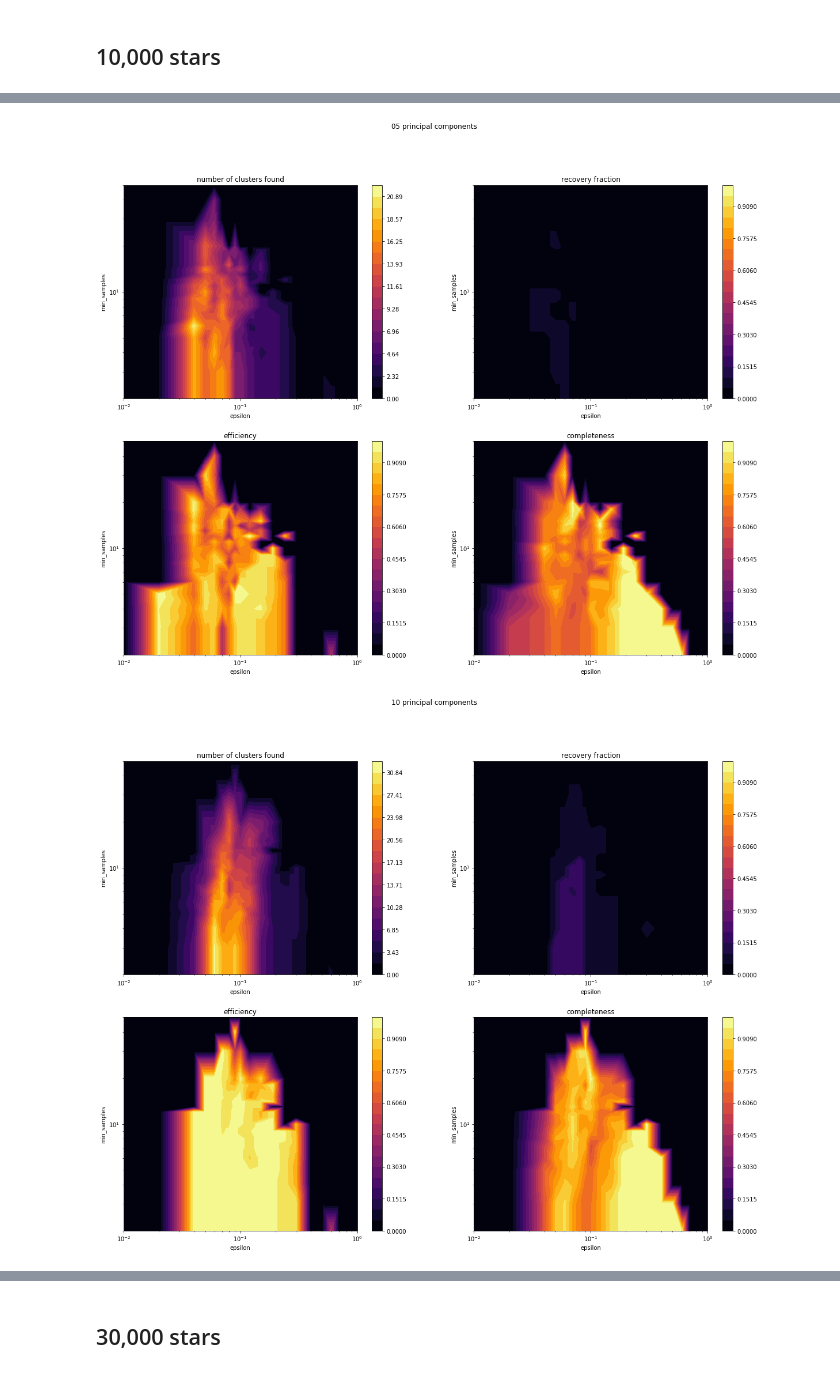
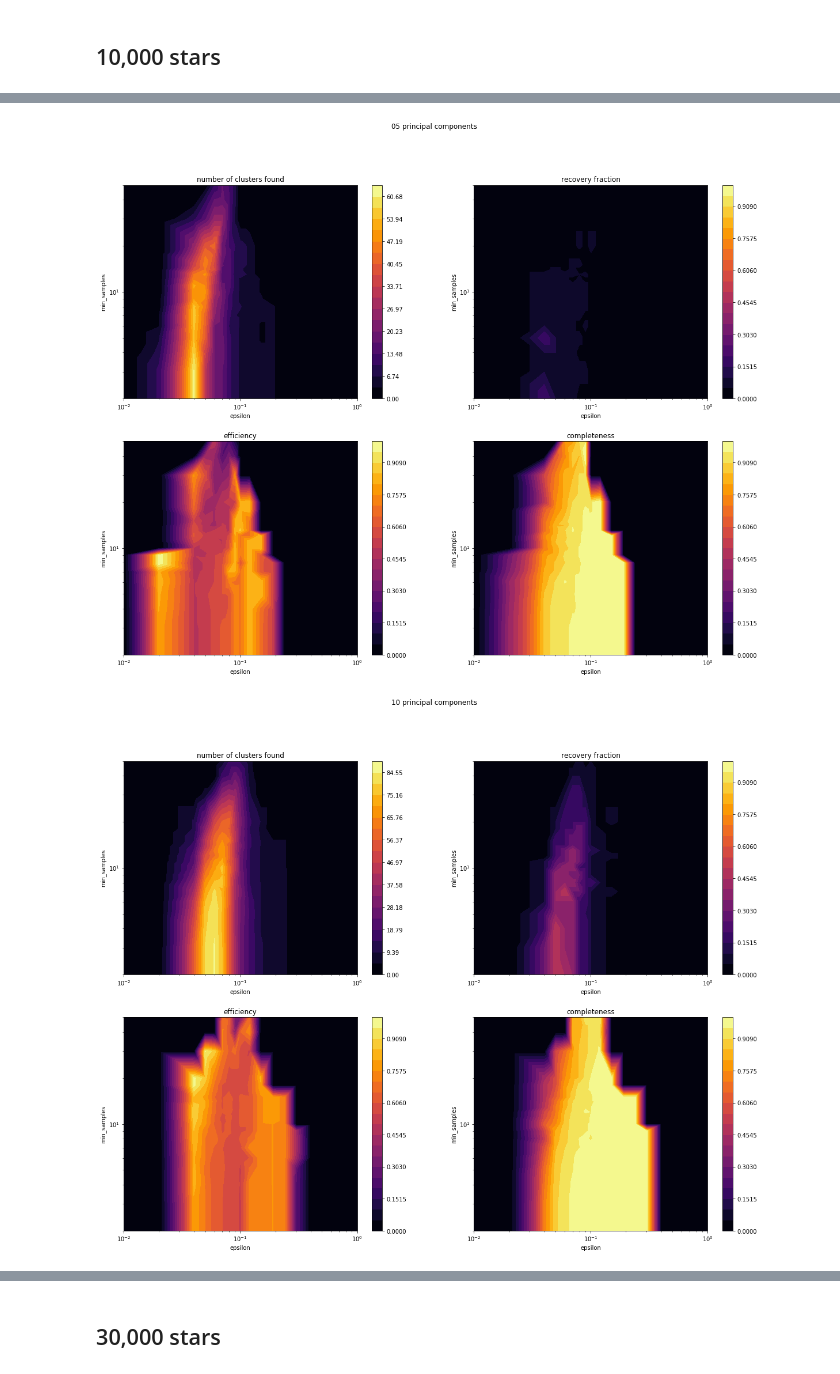
Before and after one commit to npricejones/clustercases, a Jupyter notebook: case12square.ipynb, the cells around one changed output, grey strips where cells are left out. Saved outputs shown, nothing was run; the diff lists cells and outputs as text; code cells hidden in the pictures.

```diff
--- a/case12square.ipynb
+++ b/case12square.ipynb
@@ -109,7 +109,7 @@ reduced leung abundances
 ## 10,000 stars
 # %%
 d = read_results(datatype = 'spec', case = 12,
-                 timestamp = '2018-08-22.04.01.21.877459')
+                 timestamp = '2018-09-05.14.46.21.379736')#'2018-08-22.04.01.21.877459')
 d.read_base_data()
 if not d.allbad:
     d.generate_average_stats(testnum=10,testsize=20,testeff=0.7,testcom=0.7,iters=100,minmem=20)
@@ -200,2 +200,2 @@ reduced leung abundances
-[figure, old version]
+[figure, new version]
-[figure, old version]
+[figure, new version]
```
Also changed, not shown: parts of 1 cell of this notebook.
